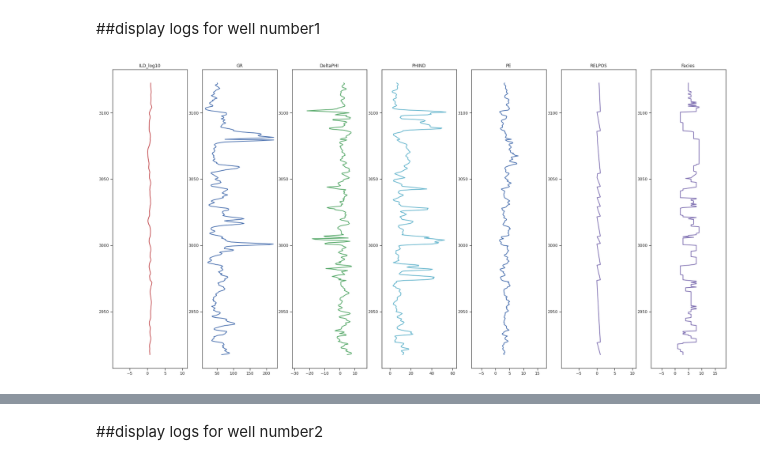
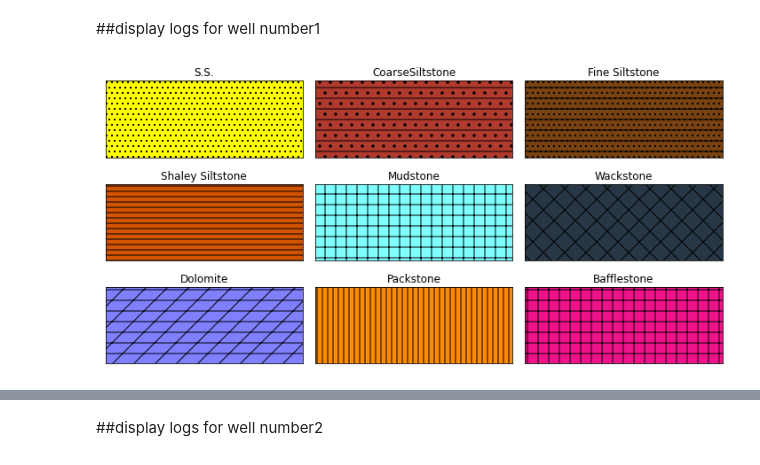
Before and after one commit to mehrdadamini/-texas_data_set, a Jupyter notebook: main.ipynb, the cells around one changed output, grey strips where cells are left out. Drawn from its saved outputs; the diff is of its cells as text; code cells hidden in the pictures.

```diff
--- a/main.ipynb
+++ b/main.ipynb
@@ -271,7 +272,7 @@ set7 = grouped.get_group("SHRIMPLIN").drop(labels="Well Name", axis=1)
 #display logs
 # %% [markdown]
 ##display logs for well number1
-# %%
-wellLogdisply(set1.sort_values("Depth"))
-# %% [output]
-[figure, removed]
+# %%
+lithologydisply()
+# %% [output]
+[figure, added]
```
Also changed, not shown: parts of 54 cells of this notebook.
